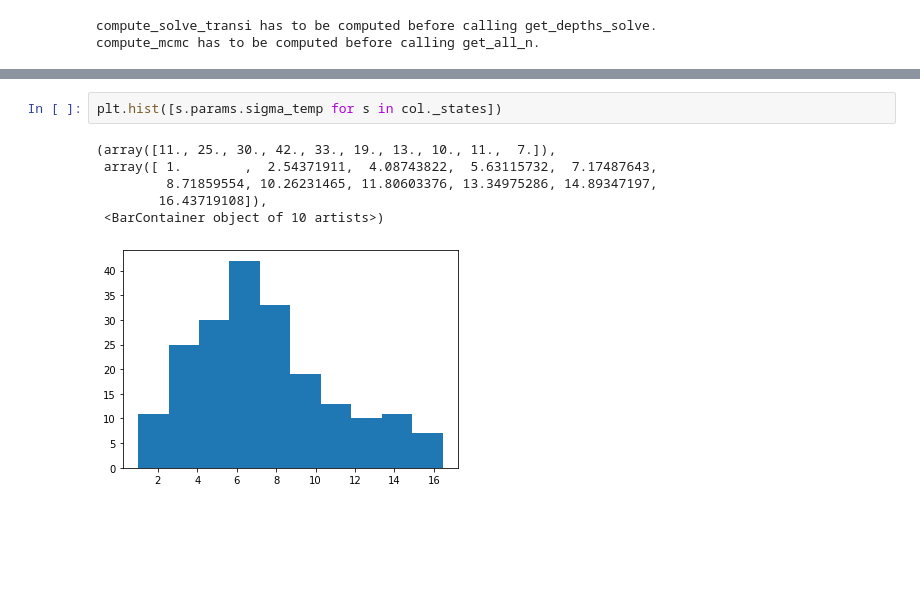
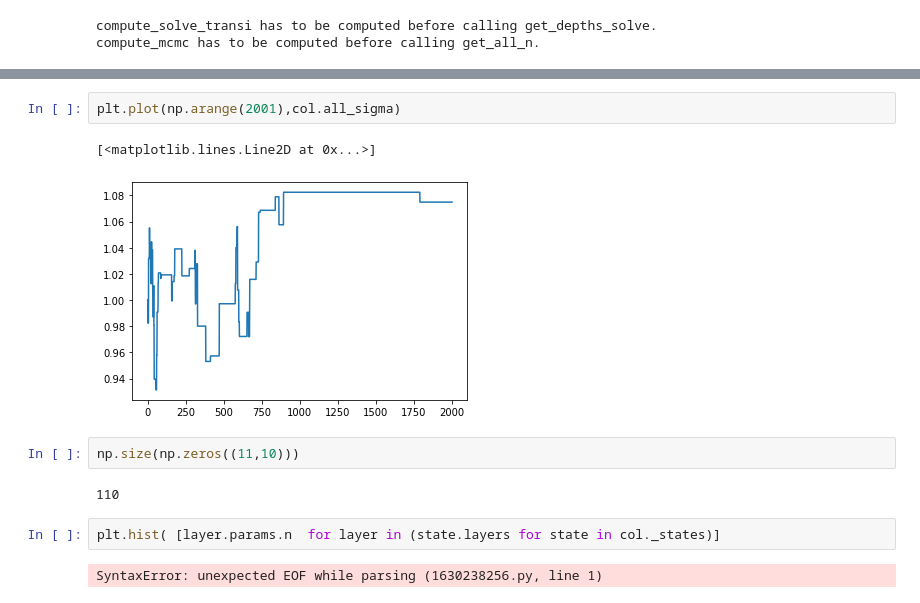
Before and after one commit to ameliemelorene/pyheatmy2022, a Jupyter notebook: demo_incertitudes.ipynb, the cells around one changed output, grey strips where cells are left out. Drawn from its saved outputs; the diff is of its cells as text; blank space fills up the shorter version.

```diff
--- a/demo_incertitudes.ipynb
+++ b/demo_incertitudes.ipynb
@@ -244,9 +265,13 @@ ax.legend()
+# %%
+plt.plot(np.arange(2001),col.all_sigma)
+# %% [output]
+[<matplotlib.lines.Line2D at 0x...>]
+[figure, added]
+# %%
+np.size(np.zeros((11,10)))
+# %% [output]
+110
 # %%
-plt.hist([s.params.sigma_temp for s in col._states])
+plt.hist( [layer.params.n  for layer in (state.layers for state in col._states)]
 # %% [output]
-(array([11., 25., 30., 42., 33., 19., 13., 10., 11.,  7.]),
- array([ 1.        ,  2.54371911,  4.08743822,  5.63115732,  7.17487643,
-         8.71859554, 10.26231465, 11.80603376, 13.34975286, 14.89347197,
-        16.43719108]),
- <BarContainer object of 10 artists>)
+SyntaxError: unexpected EOF while parsing (1630238256.py, line 1)
-[figure, removed]
```
Also changed, not shown: parts of 14 cells of this notebook, 3 other files.
